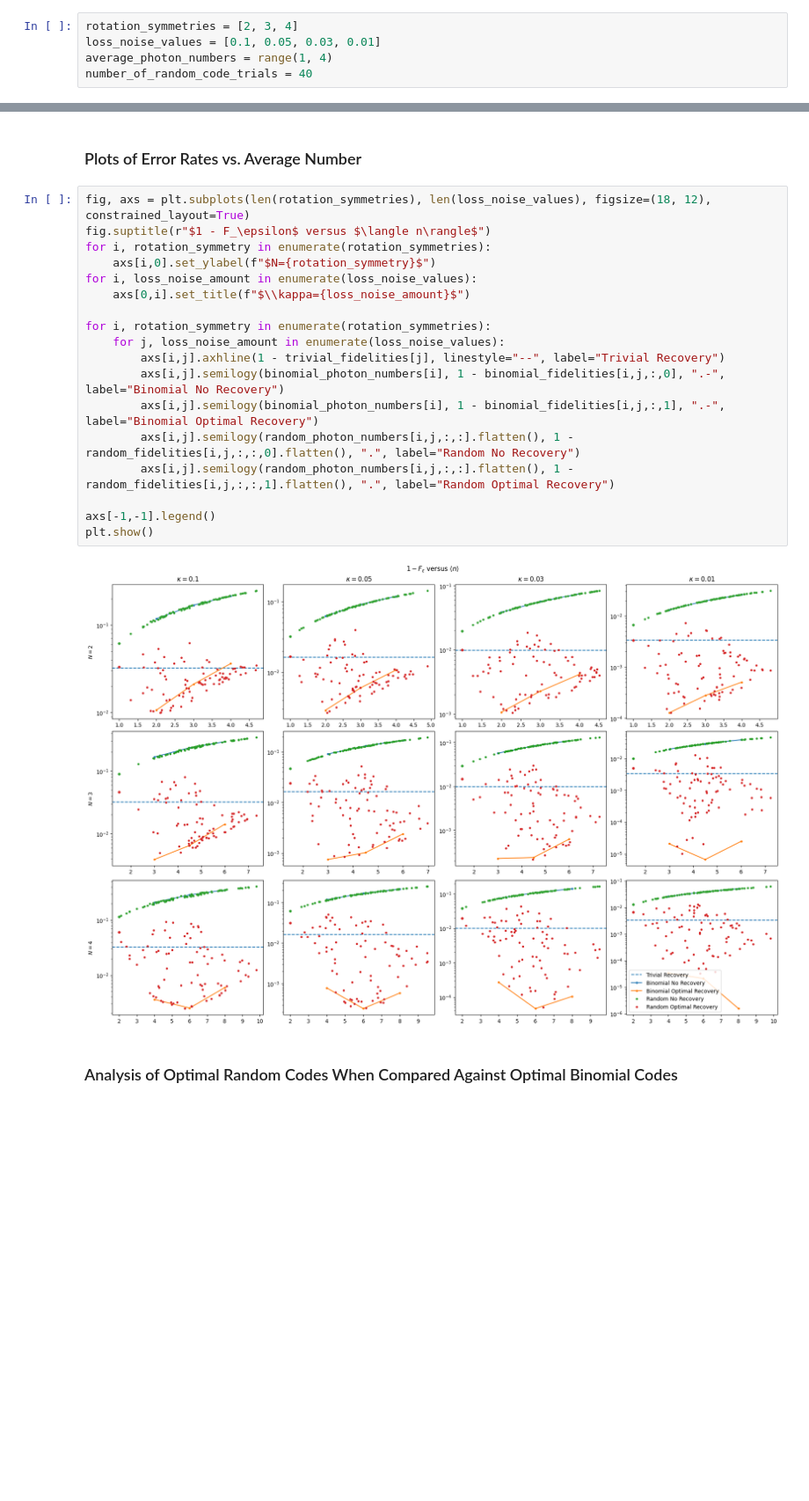
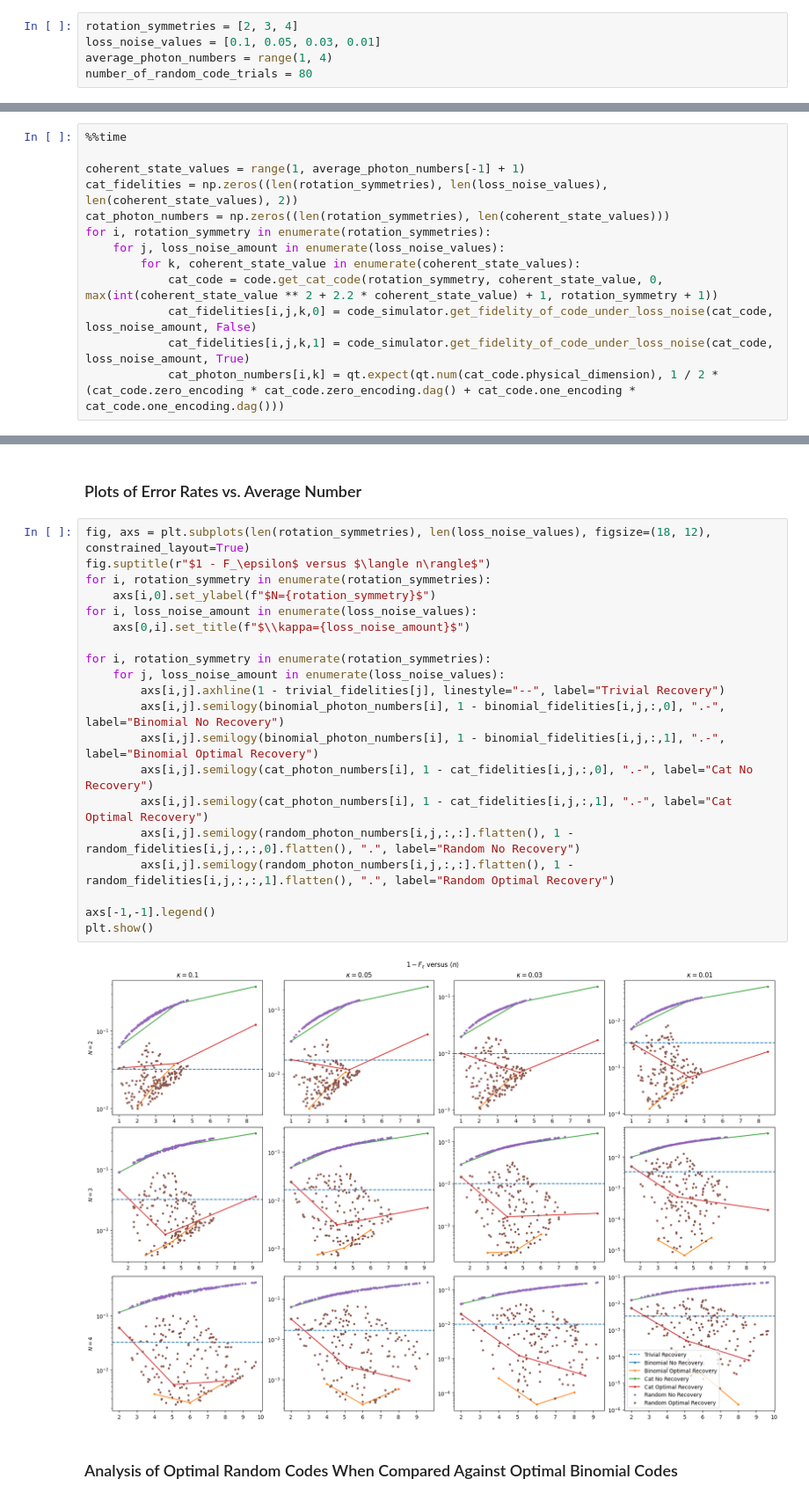
Before and after one commit to SaurabhTotey/Random-Quantum-Codes, a Jupyter notebook: DemoHaarRandomCodes.ipynb, the cells around one changed output, grey strips where cells are left out. Shown at 88% size. Cells and saved outputs as stored; diff of their text form; blank space fills up the shorter version.

```diff
--- a/DemoHaarRandomCodes.ipynb
+++ b/DemoHaarRandomCodes.ipynb
@@ -14,7 +14,7 @@ from src import code_simulator, code
 rotation_symmetries = [2, 3, 4]
 loss_noise_values = [0.1, 0.05, 0.03, 0.01]
 average_photon_numbers = range(1, 4)
-number_of_random_code_trials = 40
+number_of_random_code_trials = 80
 # %% [markdown]
 ### Fidelities of Trivial Code
 # %%
@@ -42,0 +47,13 @@ Wall time: 32.3 ms
+# %%
+%%time
+
+coherent_state_values = range(1, average_photon_numbers[-1] + 1)
+cat_fidelities = np.zeros((len(rotation_symmetries), len(loss_noise_values), len(coherent_state_values), 2))
+cat_photon_numbers = np.zeros((len(rotation_symmetries), len(coherent_state_values)))
+for i, rotation_symmetry in enumerate(rotation_symmetries):
+	for j, loss_noise_amount in enumerate(loss_noise_values):
+		for k, coherent_state_value in enumerate(coherent_state_values):
+			cat_code = code.get_cat_code(rotation_symmetry, coherent_state_value, 0, max(int(coherent_state_value ** 2 + 2.2 * coherent_state_value) + 1, rotation_symmetry + 1))
+			cat_fidelities[i,j,k,0] = code_simulator.get_fidelity_of_code_under_loss_noise(cat_code, loss_noise_amount, False)
+			cat_fidelities[i,j,k,1] = code_simulator.get_fidelity_of_code_under_loss_noise(cat_code, loss_noise_amount, True)
+			cat_photon_numbers[i,k] = qt.expect(qt.num(cat_code.physical_dimension), 1 / 2 * (cat_code.zero_encoding * cat_code.zero_encoding.dag() + cat_code.one_encoding * cat_code.one_encoding.dag()))
@@ -67,23 +87,25 @@ Wall time: 3min 2s
 # %%
 fig, axs = plt.subplots(len(rotation_symmetries), len(loss_noise_values), figsize=(18, 12), constrained_layout=True)
 fig.suptitle(r"$1 - F_\epsilon$ versus $\langle n\rangle$")
 for i, rotation_symmetry in enumerate(rotation_symmetries):
 	axs[i,0].set_ylabel(f"$N={rotation_symmetry}$")
 for i, loss_noise_amount in enumerate(loss_noise_values):
 	axs[0,i].set_title(f"$\\kappa={loss_noise_amount}$")
 
 for i, rotation_symmetry in enumerate(rotation_symmetries):
 	for j, loss_noise_amount in enumerate(loss_noise_values):
 		axs[i,j].axhline(1 - trivial_fidelities[j], linestyle="--", label="Trivial Recovery")
 		axs[i,j].semilogy(binomial_photon_numbers[i], 1 - binomial_fidelities[i,j,:,0], ".-", label="Binomial No Recovery")
 		axs[i,j].semilogy(binomial_photon_numbers[i], 1 - binomial_fidelities[i,j,:,1], ".-", label="Binomial Optimal Recovery")
+		axs[i,j].semilogy(cat_photon_numbers[i], 1 - cat_fidelities[i,j,:,0], ".-", label="Cat No Recovery")
+		axs[i,j].semilogy(cat_photon_numbers[i], 1 - cat_fidelities[i,j,:,1], ".-", label="Cat Optimal Recovery")
 		axs[i,j].semilogy(random_photon_numbers[i,j,:,:].flatten(), 1 - random_fidelities[i,j,:,:,0].flatten(), ".", label="Random No Recovery")
 		axs[i,j].semilogy(random_photon_numbers[i,j,:,:].flatten(), 1 - random_fidelities[i,j,:,:,1].flatten(), ".", label="Random Optimal Recovery")
 
 axs[-1,-1].legend()
 plt.show()
 # %% [output]
-[figure, old version]
+[figure, new version]
 # %% [markdown]
 ### Analysis of Optimal Random Codes When Compared Against Optimal Binomial Codes
 # %%
```
Also changed, not shown: parts of 5 cells of this notebook, 1 other file.
